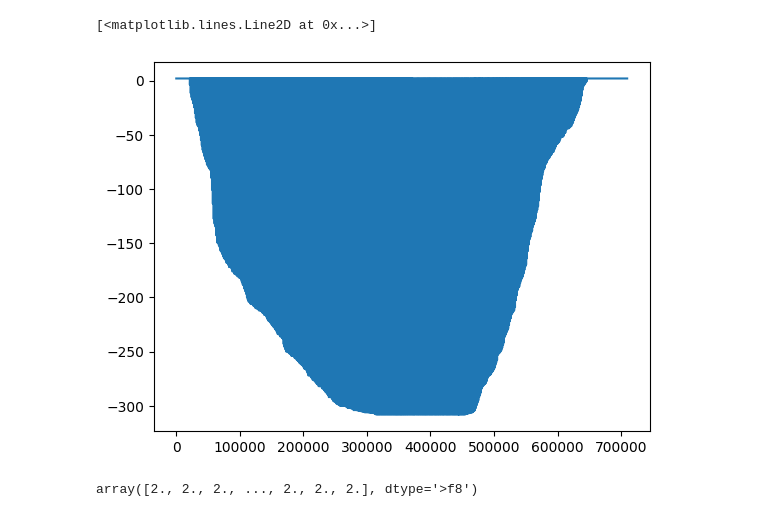
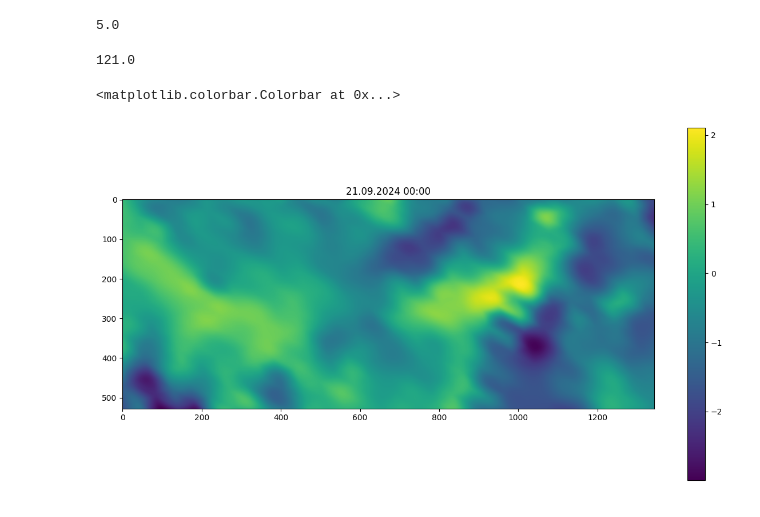
Before and after one commit to leroquan/plot_results, a Jupyter notebook: mitgcm/display_binary_data.ipynb, the cells around one changed output. Drawn from its saved outputs; the diff is of its cells as text; code cells hidden in the pictures.

Commit message:
Improved Mitgcm results display

```diff
--- a/mitgcm/display_binary_data.ipynb
+++ b/mitgcm/display_binary_data.ipynb
@@ -2,7 +2,7 @@
 import numpy as np
 import matplotlib.pyplot as plt
 # %%
-bin_file_path = r"C:\Users\leroquan\Documents\00-Work_space\06-mit_gcm_geneva\2024_08_19_run_fazel_cscs\binary_data\bathyGeneva_50m.bin"
+bin_file_path = r"C:\Users\leroquan\Documents\python\preprocessing-mitgcm\99-output\binary_data\u10.bin"
 # %%
 with open(bin_file_path, 'rb') as fid:
     binary_data = np.fromfile(fid, dtype='<f8')
@@ -13,6 +9,37 @@ array([2., 2., 2., ..., 2., 2., 2.])
+# %%
+120/24
+# %% [output]
+5.0
+# %%
+85865472/1344/528
+# %% [output]
+121.0
+# %%
+from datetime import datetime, timedelta
+
+# Define the start and end dates
+start_date = datetime(2024, 9, 21)
+end_date = datetime(2024, 9, 25, 23, 59)  # Include the last hour of the 25th
+
+# Generate the list of hourly dates
+date_list = []
+current_date = start_date
+
+while current_date <= end_date:
+    date_list.append(current_date.strftime('%d.%m.%Y %H:%M'))
+    current_date += timedelta(hours=1)
+# %%
+bin_array = np.reshape(binary_data, (121,int(528),int(1344)))
+# %%
+i_time = 0
+# %%
+fig = plt.figure(figsize=(15,8))
+plt.imshow(bin_array[i_time,:,:])
+plt.title(date_list[i_time])
+plt.colorbar()
+# %% [output]
+<matplotlib.colorbar.Colorbar at 0x...>
+[figure, added]
 # %%
 plt.plot(binary_data)
-# %% [output]
-[<matplotlib.lines.Line2D at 0x...>]
-[figure, removed]
 # %%
@@ -23,4 +50,3 @@ with open(bin_file_path, 'rb') as fid:
 # %%
-binary_data
+#bin_array = np.reshape(binary_data, (72,264,672)) # 100m
+bin_array = np.reshape(binary_data, (72,528,1344)) # 50m
-# %% [output]
-array([2., 2., 2., ..., 2., 2., 2.], dtype='>f8')
```
Also changed, not shown: parts of 6 cells of this notebook, 3 other files.
